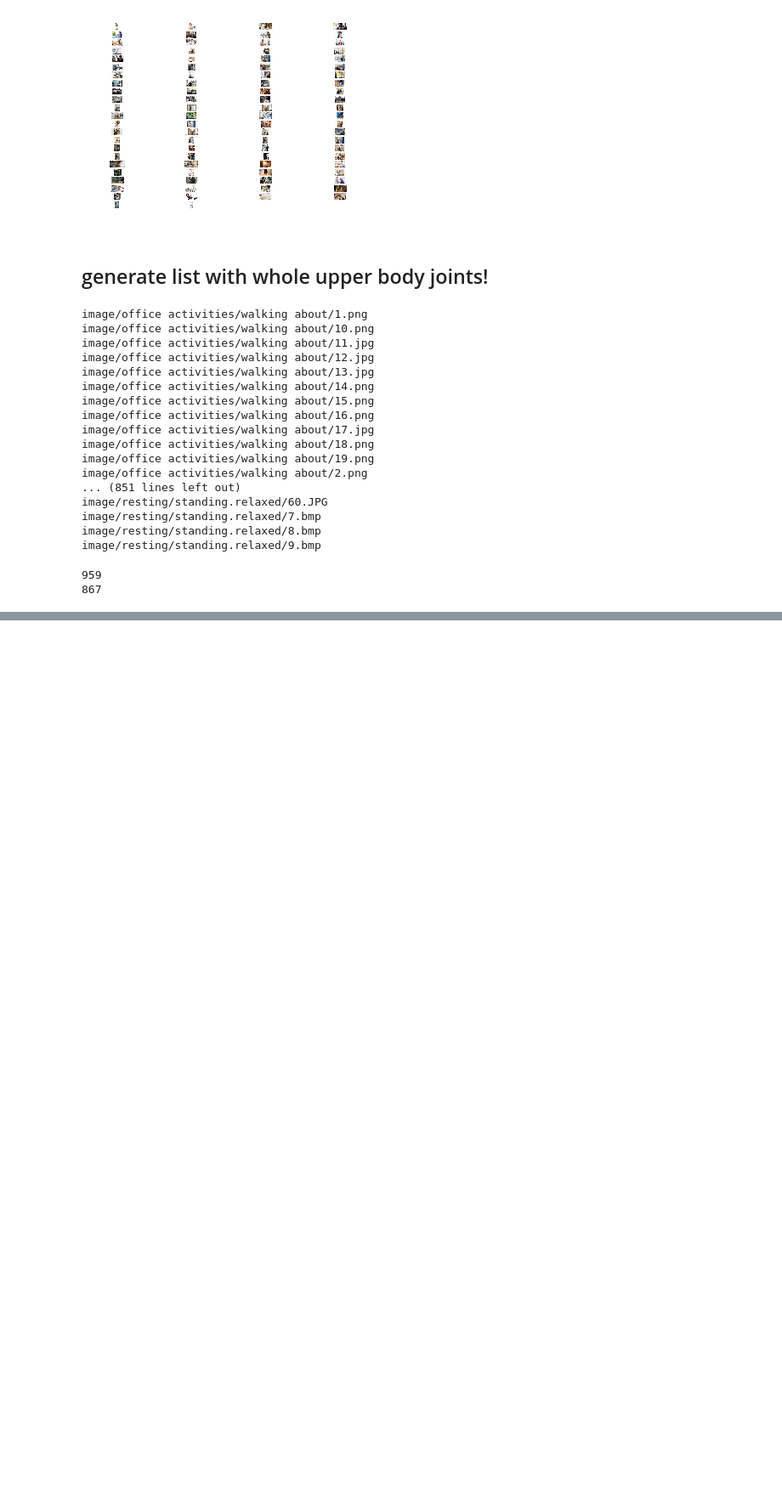
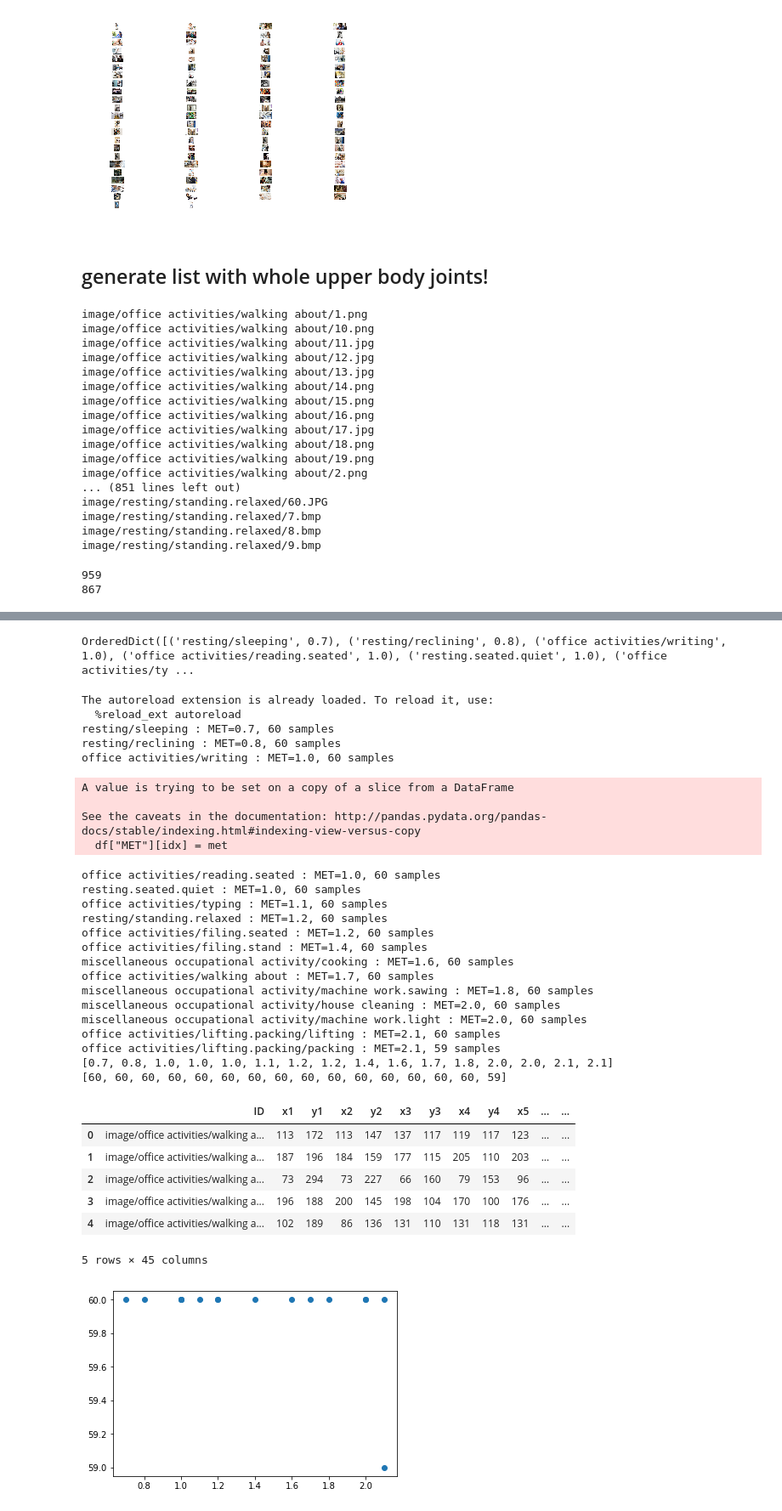
Before and after one commit to ys7yoo/deeppose_tf, a Jupyter notebook: analyzeMET.ipynb, the cells around one changed output, grey strips where cells are left out. Shown at 85% size. Saved outputs shown, nothing was run; the diff lists cells and outputs as text; code cells hidden in the pictures; blank space fills up the shorter version.

Commit message:
cleaned up code and changed to OrdreredDict

```diff
--- a/analyzeMET.ipynb
+++ b/analyzeMET.ipynb
@@ -438,6 +449,7 @@ for n in range(numJoints):
     colNames.append("v{}".format(n+1))
 #print(colNames)
 
-
+MET2_joints.columns = colNames
 MET2_joints_UB.columns = colNames
+MET2_joints.head()
 MET2_joints_UB.head()
@@ -512,0 +464,65 @@ MET2_joints.head()
+# %%
+# generate (activity,MET) dictionary in the increasing order of MET
+
+numClass=16     # whole model
+#numClass=10    # without objects
+
+from util import met
+activity_MET = met.generate_activity_MET_dict(numClass)
+
+print(activity_MET)
+# for act in activity_MET:
+#     print(act)
+# %% [output]
+OrderedDict([('resting/sleeping', 0.7), ('resting/reclining', 0.8), ('office activities/writing', 1.0), ('office activities/reading.seated', 1.0), ('resting.seated.quiet', 1.0), ('office activities/ty ...
+# %%
+# add MET value and count the number of each activity
+
+%load_ext autoreload
+%autoreload 2
+from util import met
+
+MET2_joints, METs, counts =  met.parseMET(MET2_joints, activity_MET)
+
+# check
+print(METs)
+print(counts)
+plt.plot(METs, counts, 'o')
+plt.xlabel('MET')
+plt.ylabel('count')
+
+
+MET2_joints.head()
+# %% [output]
+The autoreload extension is already loaded. To reload it, use:
+  %reload_ext autoreload
+resting/sleeping : MET=0.7, 60 samples
+resting/reclining : MET=0.8, 60 samples
+office activities/writing : MET=1.0, 60 samples
+A value is trying to be set on a copy of a slice from a DataFrame
+
+See the caveats in the documentation: http://pandas.pydata.org/pandas-docs/stable/indexing.html#indexing-view-versus-copy
+  df["MET"][idx] = met
+office activities/reading.seated : MET=1.0, 60 samples
+resting.seated.quiet : MET=1.0, 60 samples
+office activities/typing : MET=1.1, 60 samples
+resting/standing.relaxed : MET=1.2, 60 samples
+office activities/filing.seated : MET=1.2, 60 samples
+office activities/filing.stand : MET=1.4, 60 samples
+miscellaneous occupational activity/cooking : MET=1.6, 60 samples
+office activities/walking about : MET=1.7, 60 samples
+miscellaneous occupational activity/machine work.sawing : MET=1.8, 60 samples
+miscellaneous occupational activity/house cleaning : MET=2.0, 60 samples
+miscellaneous occupational activity/machine work.light : MET=2.0, 60 samples
+office activities/lifting.packing/lifting : MET=2.1, 60 samples
+office activities/lifting.packing/packing : MET=2.1, 59 samples
+[0.7, 0.8, 1.0, 1.0, 1.0, 1.1, 1.2, 1.2, 1.4, 1.6, 1.7, 1.8, 2.0, 2.0, 2.1, 2.1]
+[60, 60, 60, 60, 60, 60, 60, 60, 60, 60, 60, 60, 60, 60, 60, 59]
+|  | ID | x1 | y1 | x2 | y2 | x3 | y3 | x4 | y4 | x5 | ... | ... |
+| 0 | image/office activities/walking a... | 113 | 172 | 113 | 147 | 137 | 117 | 119 | 117 | 123 | ... | ... |
+| 1 | image/office activities/walking a... | 187 | 196 | 184 | 159 | 177 | 115 | 205 | 110 | 203 | ... | ... |
+| 2 | image/office activities/walking a... | 73 | 294 | 73 | 227 | 66 | 160 | 79 | 153 | 96 | ... | ... |
+| 3 | image/office activities/walking a... | 196 | 188 | 200 | 145 | 198 | 104 | 170 | 100 | 176 | ... | ... |
+| 4 | image/office activities/walking a... | 102 | 189 | 86 | 136 | 131 | 110 | 131 | 118 | 131 | ... | ... |
+5 rows × 45 columns
+[figure, added]
```
Also changed, not shown: parts of 14 cells of this notebook.
